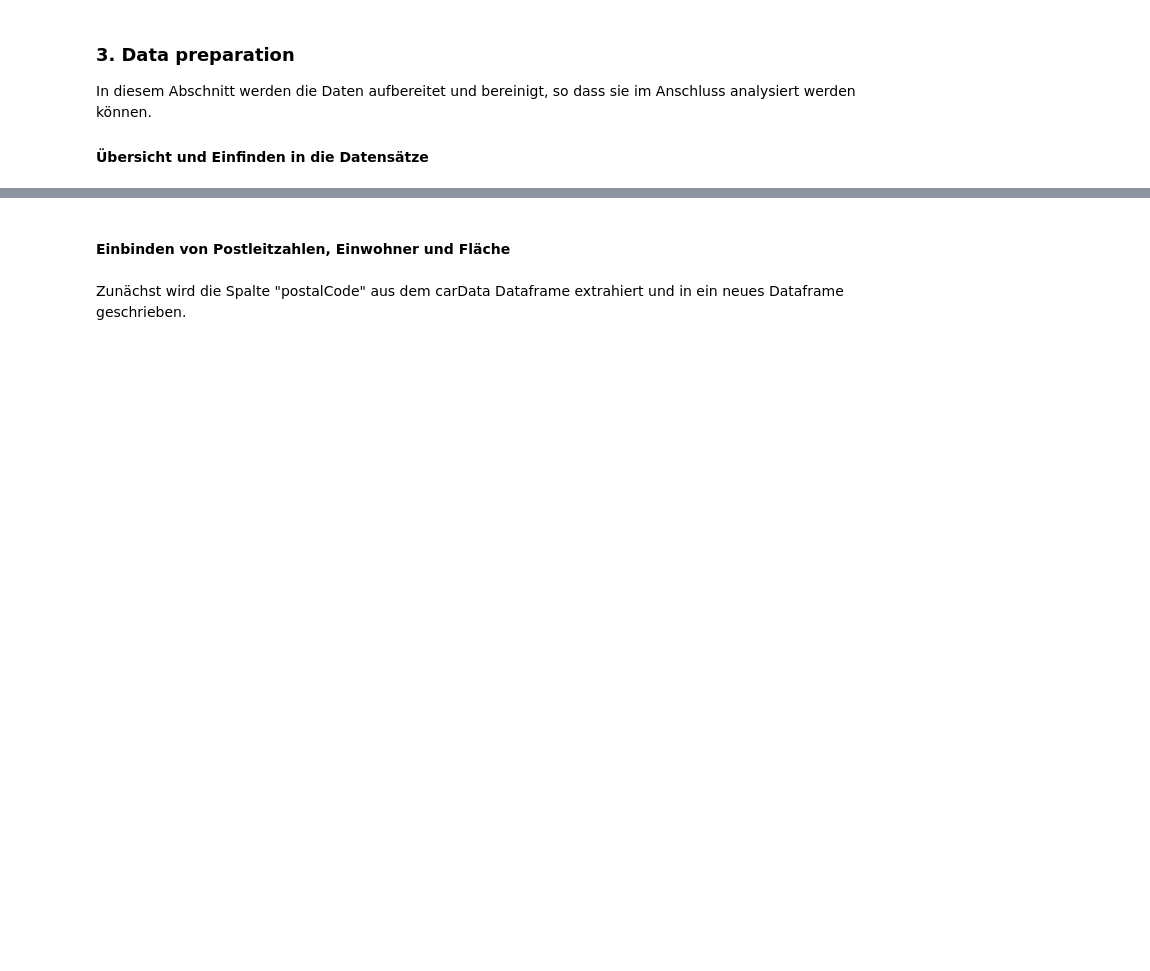
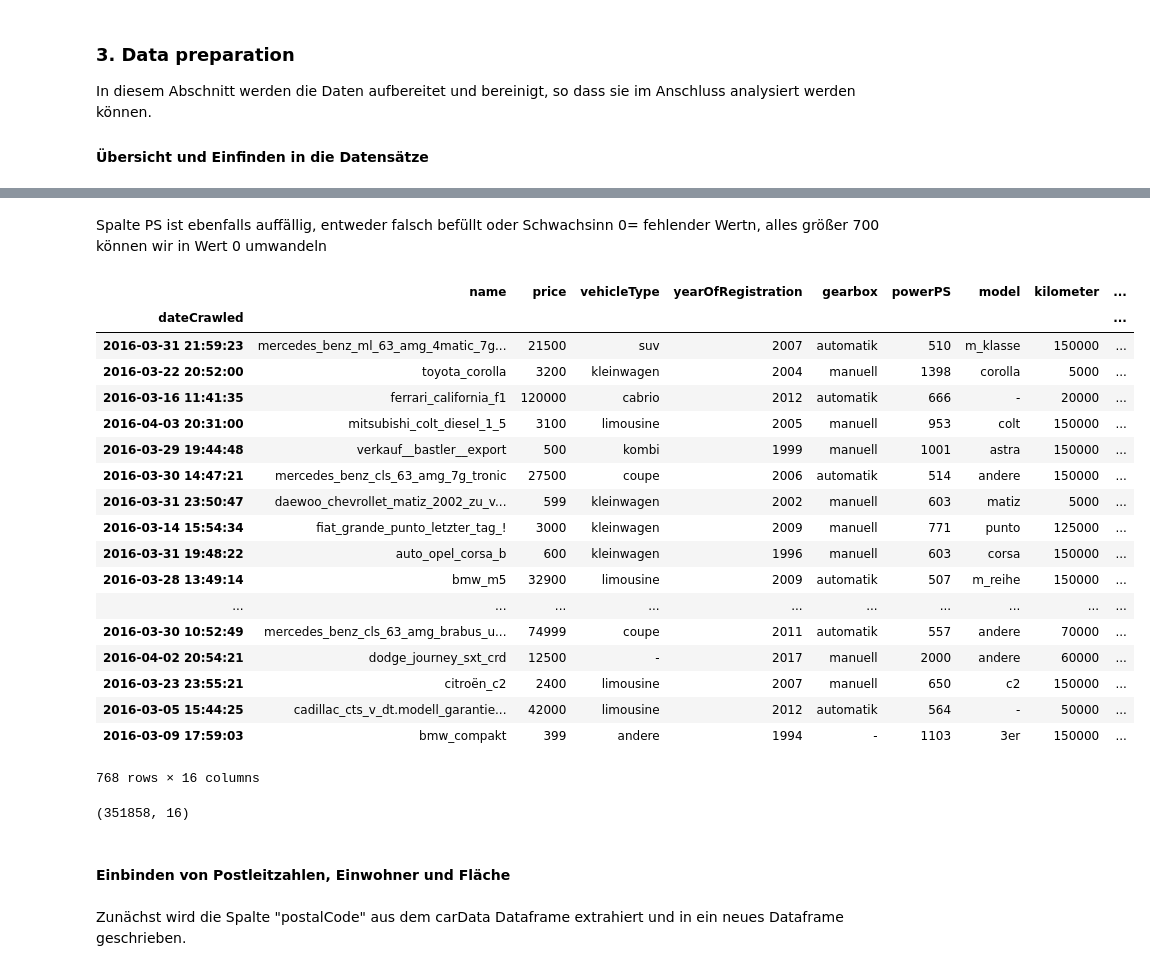
Before and after one commit to ChristianUlrichRoth/ds-assignment, a Jupyter notebook: MajorAssignment/Hauptaufgabe3.ipynb, the cells around one changed output, grey strips where cells are left out. Cells and saved outputs as stored; diff of their text form; code cells hidden in the pictures; blank space fills up the shorter version.

```diff
--- a/MajorAssignment/Hauptaufgabe3.ipynb
+++ b/MajorAssignment/Hauptaufgabe3.ipynb
@@ -366,0 +316,3 @@ Name: plz, Length: 8147, dtype: int64
+# %% [markdown]
+Spalte PS ist ebenfalls auffällig, entweder falsch befüllt oder Schwachsinn
+0= fehlender Wertn, alles größer 700 können wir in Wert 0 umwandeln
@@ -367,3 +332,29 @@ Name: plz, Length: 8147, dtype: int64
+# %%
+df_carData.loc[df_carData['powerPS'] >500]
+# %% [output]
+|  | name | price | vehicleType | yearOfRegistration | gearbox | powerPS | model | kilometer | ... |
+| dateCrawled |  |  |  |  |  |  |  |  | ... |
+| 2016-03-31 21:59:23 | mercedes_benz_ml_63_amg_4matic_7g... | 21500 | suv | 2007 | automatik | 510 | m_klasse | 150000 | ... |
+| 2016-03-22 20:52:00 | toyota_corolla | 3200 | kleinwagen | 2004 | manuell | 1398 | corolla | 5000 | ... |
+| 2016-03-16 11:41:35 | ferrari_california_f1 | 120000 | cabrio | 2012 | automatik | 666 | - | 20000 | ... |
+| 2016-04-03 20:31:00 | mitsubishi_colt_diesel_1_5 | 3100 | limousine | 2005 | manuell | 953 | colt | 150000 | ... |
+| 2016-03-29 19:44:48 | verkauf__bastler__export | 500 | kombi | 1999 | manuell | 1001 | astra | 150000 | ... |
+| 2016-03-30 14:47:21 | mercedes_benz_cls_63_amg_7g_tronic | 27500 | coupe | 2006 | automatik | 514 | andere | 150000 | ... |
+| 2016-03-31 23:50:47 | daewoo_chevrollet_matiz_2002_zu_v... | 599 | kleinwagen | 2002 | manuell | 603 | matiz | 5000 | ... |
+| 2016-03-14 15:54:34 | fiat_grande_punto_letzter_tag_! | 3000 | kleinwagen | 2009 | manuell | 771 | punto | 125000 | ... |
+| 2016-03-31 19:48:22 | auto_opel_corsa_b | 600 | kleinwagen | 1996 | manuell | 603 | corsa | 150000 | ... |
+| 2016-03-28 13:49:14 | bmw_m5 | 32900 | limousine | 2009 | automatik | 507 | m_reihe | 150000 | ... |
+| ... | ... | ... | ... | ... | ... | ... | ... | ... | ... |
+| 2016-03-30 10:52:49 | mercedes_benz_cls_63_amg_brabus_u... | 74999 | coupe | 2011 | automatik | 557 | andere | 70000 | ... |
+| 2016-04-02 20:54:21 | dodge_journey_sxt_crd | 12500 | - | 2017 | manuell | 2000 | andere | 60000 | ... |
+| 2016-03-23 23:55:21 | citroën_c2 | 2400 | limousine | 2007 | manuell | 650 | c2 | 150000 | ... |
+| 2016-03-05 15:44:25 | cadillac_cts_v_dt.modell_garantie... | 42000 | limousine | 2012 | automatik | 564 | - | 50000 | ... |
+| 2016-03-09 17:59:03 | bmw_compakt | 399 | andere | 1994 | - | 1103 | 3er | 150000 | ... |
+768 rows × 16 columns
+# %%
+print(df_carData.shape)
+# %% [output]
+(351858, 16)
 # %% [markdown]
 #### Einbinden von Postleitzahlen, Einwohner und Fläche
 # %% [markdown]
```
Also changed, not shown: parts of 49 cells of this notebook.
